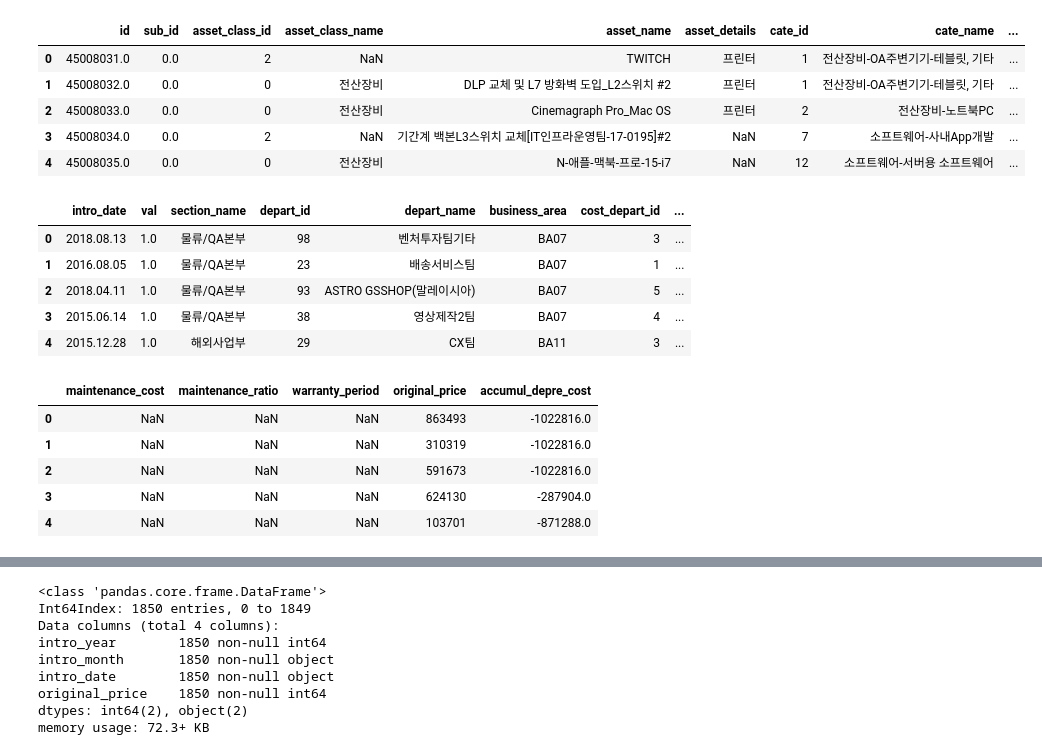
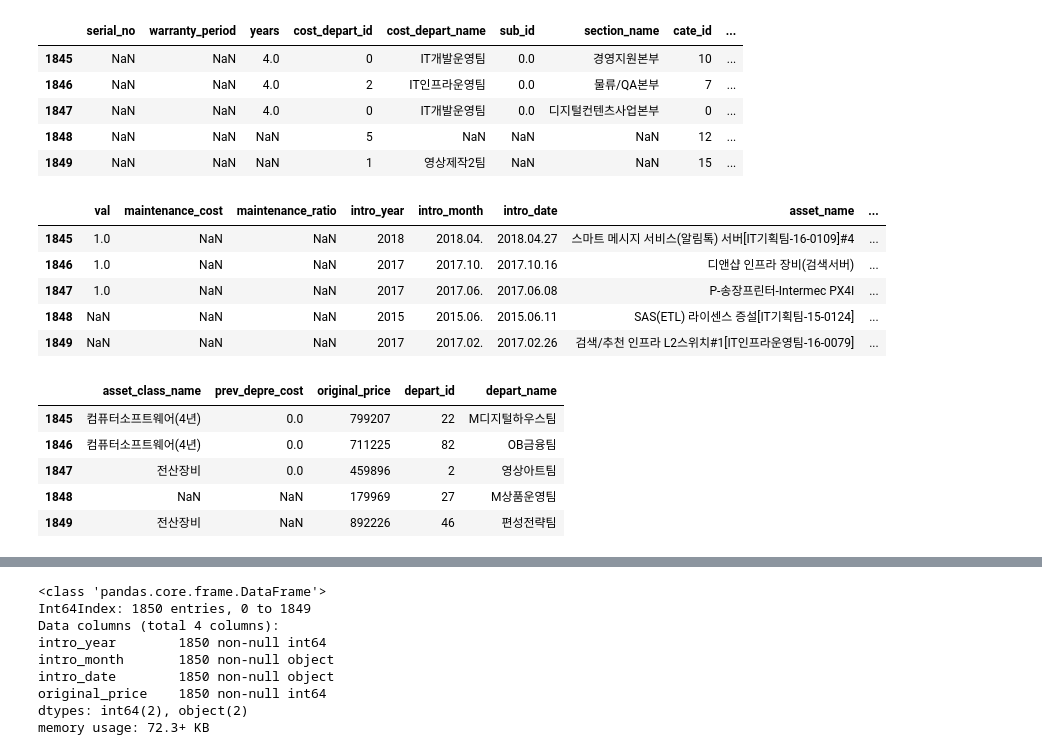
Before and after one commit to joonable/playground, a Jupyter notebook: depreciation_cost/depreciation_cost.ipynb, the cells around one changed output, grey strips where cells are left out. Saved outputs shown, nothing was run; the diff lists cells and outputs as text; code cells hidden in the pictures.

Commit message:
calculate_by_year

```diff
--- a/depreciation_cost/depreciation_cost.ipynb
+++ b/depreciation_cost/depreciation_cost.ipynb
@@ -11,0 +14,3 @@ std_month = 2
+# %%
+df.columns = [col.strip() for col in df.columns]
+df.columns
@@ -11,0 +25,31 @@ std_month = 2
+# %%
+column_dict = {
+    'Serial No.': 'serial_no',
+    'Warranty기간': 'warranty_period',
+    '내용연수': 'years',
+    '담당코스트센타': 'cost_depart_id',
+    '담당코스트센터명': 'cost_depart_name',
+    '보조번호': 'sub_id',
+    '본부/부문': 'section_name',
+    '분류': 'cate_id',
+    '분류명': 'cate_name',
+    '사업영역': 'business_area',
+    '수  량': 'val',
+    '유지보수금액': 'maintenance_cost',
+    '유지보수율': 'maintenance_ratio',
+    '자본화연도': 'intro_year',
+    '자본화월': 'intro_month',
+    '자본화일': 'intro_date',
+    '자산내역': 'asset_name',
+    '자산번호': 'id',
+    '자산상세내역': 'asset_details',
+    '자산클래스': 'asset_class_id',
+    '자산클래스명': 'asset_class_name',
+    '전기말감가상각누계액': 'prev_depre_cost',
+    '총취득원가': 'original_price',
+    '코스트센터': 'depart_id',
+    '코스트센터명': 'depart_name'
+}
+# %%
+df = df.rename(column_dict, axis=1)
+df.columns
@@ -30,2 +82,4 @@ accumul_depre_cost    1848 non-null float64
 dtypes: float64(8), int64(6), object(11)
 memory usage: 375.8+ KB
+# %%
+df = df.loc[:, column_dict.values()]
@@ -32,27 +112,27 @@ memory usage: 375.8+ KB
 # %%
-df.loc[:, df.columns[:10]].head()
+df.loc[:, df.columns[:10]].tail()
 # %% [output]
-|  | id | sub_id | asset_class_id | asset_class_name | asset_name | asset_details | cate_id | cate_name | ... |
-| 0 | 45008031.0 | 0.0 | 2 | NaN | TWITCH | 프린터 | 1 | 전산장비-OA주변기기-테블릿, 기타 | ... |
-| 1 | 45008032.0 | 0.0 | 0 | 전산장비 | DLP 교체 및 L7 방화벽 도입_L2스위치 #2 | 프린터 | 1 | 전산장비-OA주변기기-테블릿, 기타 | ... |
-| 2 | 45008033.0 | 0.0 | 0 | 전산장비 | Cinemagraph Pro_Mac OS | 프린터 | 2 | 전산장비-노트북PC | ... |
-| 3 | 45008034.0 | 0.0 | 2 | NaN | 기간계 백본L3스위치 교체[IT인프라운영팀-17-0195]#2 | NaN | 7 | 소프트웨어-사내App개발 | ... |
-| 4 | 45008035.0 | 0.0 | 0 | 전산장비 | N-애플-맥북-프로-15-i7 | NaN | 12 | 소프트웨어-서버용 소프트웨어 | ... |
+|  | serial_no | warranty_period | years | cost_depart_id | cost_depart_name | sub_id | section_name | cate_id | ... |
+| 1845 | NaN | NaN | 4.0 | 0 | IT개발운영팀 | 0.0 | 경영지원본부 | 10 | ... |
+| 1846 | NaN | NaN | 4.0 | 2 | IT인프라운영팀 | 0.0 | 물류/QA본부 | 7 | ... |
+| 1847 | NaN | NaN | 4.0 | 0 | IT개발운영팀 | 0.0 | 디지털컨텐츠사업본부 | 0 | ... |
+| 1848 | NaN | NaN | NaN | 5 | NaN | NaN | NaN | 12 | ... |
+| 1849 | NaN | NaN | NaN | 1 | 영상제작2팀 | NaN | NaN | 15 | ... |
 # %%
-df.loc[:, df.columns[10:20]].head()
+df.loc[:, df.columns[10:20]].tail()
 # %% [output]
-|  | intro_date | val | section_name | depart_id | depart_name | business_area | cost_depart_id | ... |
-| 0 | 2018.08.13 | 1.0 | 물류/QA본부 | 98 | 벤처투자팀기타 | BA07 | 3 | ... |
-| 1 | 2016.08.05 | 1.0 | 물류/QA본부 | 23 | 배송서비스팀 | BA07 | 1 | ... |
-| 2 | 2018.04.11 | 1.0 | 물류/QA본부 | 93 | ASTRO GSSHOP(말레이시아) | BA07 | 5 | ... |
-| 3 | 2015.06.14 | 1.0 | 물류/QA본부 | 38 | 영상제작2팀 | BA07 | 4 | ... |
-| 4 | 2015.12.28 | 1.0 | 해외사업부 | 29 | CX팀 | BA11 | 3 | ... |
+|  | val | maintenance_cost | maintenance_ratio | intro_year | intro_month | intro_date | asset_name | ... |
+| 1845 | 1.0 | NaN | NaN | 2018 | 2018.04. | 2018.04.27 | 스마트 메시지 서비스(알림톡) 서버[IT기획팀-16-0109]#4 | ... |
+| 1846 | 1.0 | NaN | NaN | 2017 | 2017.10. | 2017.10.16 | 디앤샵 인프라 장비(검색서버) | ... |
+| 1847 | 1.0 | NaN | NaN | 2017 | 2017.06. | 2017.06.08 | P-송장프린터-Intermec PX4I | ... |
+| 1848 | NaN | NaN | NaN | 2015 | 2015.06. | 2015.06.11 | SAS(ETL) 라이센스 증설[IT기획팀-15-0124] | ... |
+| 1849 | NaN | NaN | NaN | 2017 | 2017.02. | 2017.02.26 | 검색/추천 인프라 L2스위치#1[IT인프라운영팀-16-0079] | ... |
 # %%
-df.loc[:, df.columns[20:]].head()
+df.loc[:, df.columns[20:]].tail()
 # %% [output]
-|  | maintenance_cost | maintenance_ratio | warranty_period | original_price | accumul_depre_cost |
-| 0 | NaN | NaN | NaN | 863493 | -1022816.0 |
-| 1 | NaN | NaN | NaN | 310319 | -1022816.0 |
-| 2 | NaN | NaN | NaN | 591673 | -1022816.0 |
-| 3 | NaN | NaN | NaN | 624130 | -287904.0 |
-| 4 | NaN | NaN | NaN | 103701 | -871288.0 |
+|  | asset_class_name | prev_depre_cost | original_price | depart_id | depart_name |
+| 1845 | 컴퓨터소프트웨어(4년) | 0.0 | 799207 | 22 | M디지털하우스팀 |
+| 1846 | 컴퓨터소프트웨어(4년) | 0.0 | 711225 | 82 | OB금융팀 |
+| 1847 | 전산장비 | 0.0 | 459896 | 2 | 영상아트팀 |
+| 1848 | NaN | NaN | 179969 | 27 | M상품운영팀 |
+| 1849 | 전산장비 | NaN | 892226 | 46 | 편성전략팀 |
```
Also changed, not shown: parts of 28 cells of this notebook.
